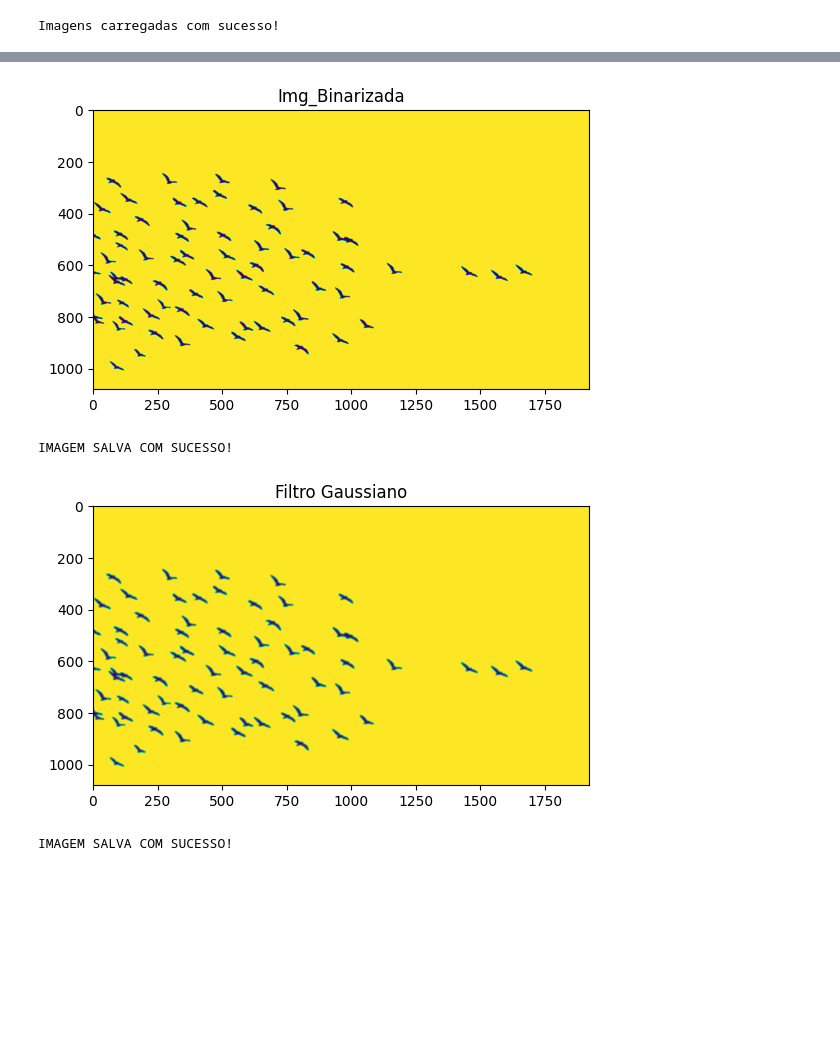
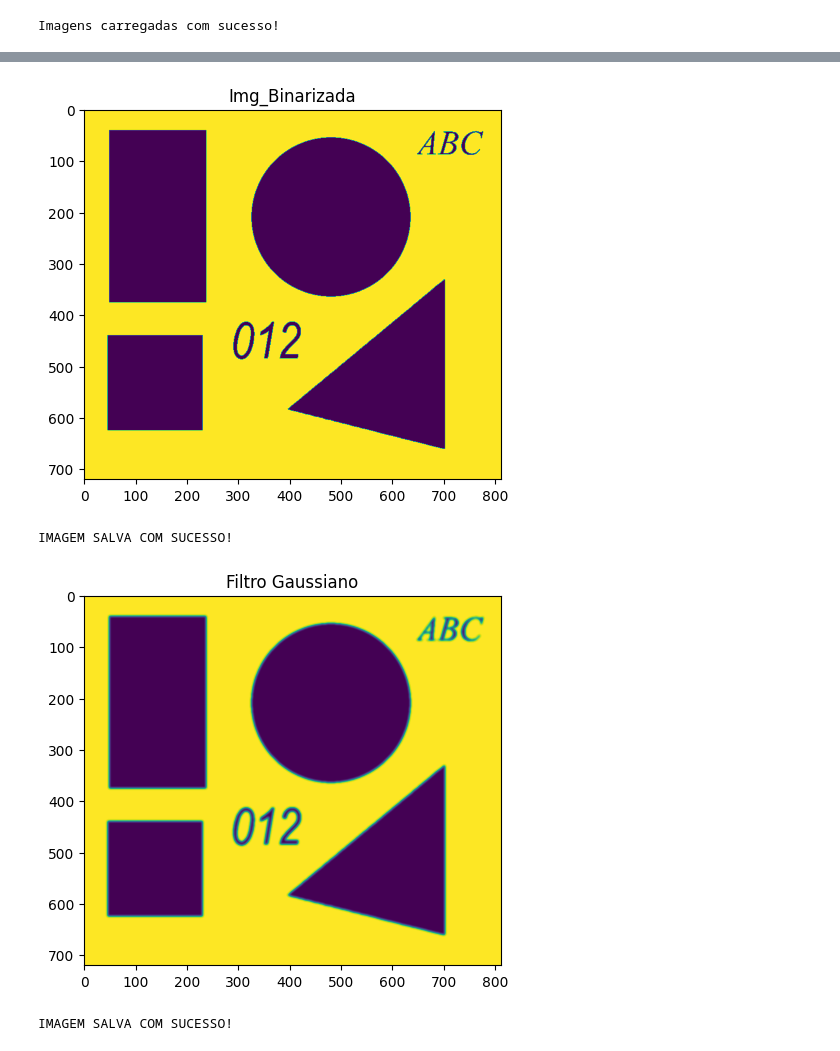
Before and after one commit to fabiogarbato/ChromaKey, a Jupyter notebook: Trabalho_ChromaKey/Trabalho ChromaKey - Fabio Garbato.ipynb, the cells around one changed output, grey strips where cells are left out. Cells and saved outputs as stored; diff of their text form; code cells hidden in the pictures; blank space fills up the shorter version.

```diff
--- a/Trabalho_ChromaKey/Trabalho ChromaKey - Fabio Garbato.ipynb
+++ b/Trabalho_ChromaKey/Trabalho ChromaKey - Fabio Garbato.ipynb
@@ -27,7 +27,7 @@ import numpy as np
 import matplotlib.pyplot as plt
 # %%
 # Mude os nomes aqui da imagem a ser carregada
-nome_base = 'corvos'
+nome_base = 'formas'
 
 # Definindo o caminho da imagem original
 caminho_img_original = f'/content/drive/MyDrive/Ciência da computação/7° Semestre/Visão Computacional/Trabalho2104/ImagensVerde/{nome_base}.bmp'
@@ -90,38 +90,38 @@ plt.show()
 # %%
 #Aqui é a uma das partes mais importantes, definindo os valores HSV para isolar todos os tons de verde da imagem
-lower_green = np.array([50, 100, 100])
+lower_green = np.array([45, 100, 100])
 upper_green = np.array([70, 255, 255])
 
 # Binarizando a imagem
 _, mask = cv2.threshold(cv2.inRange(hsv, lower_green, upper_green), 0, 255, cv2.THRESH_BINARY)
 
 plt.title('Img_Binarizada')
 plt.imshow(mask)
 plt.show()
 
 # Define o caminho da pasta de saída com base no nome da imagem base
 if 'rainha' in nome_base.lower():
     caminho_pasta_saida = '/content/drive/MyDrive/Ciência da computação/7° Semestre/Visão Computacional/Trabalho2104/Img_Filtros/rainha/'
 elif 'corvo' in nome_base.lower() and 'corvos' not in nome_base.lower():
     caminho_pasta_saida = '/content/drive/MyDrive/Ciência da computação/7° Semestre/Visão Computacional/Trabalho2104/Img_Filtros/corvo/'
 elif 'corvos' in nome_base.lower():
     caminho_pasta_saida = '/content/drive/MyDrive/Ciência da computação/7° Semestre/Visão Computacional/Trabalho2104/Img_Filtros/corvos/'
 else:
     caminho_pasta_saida = '/content/drive/MyDrive/Ciência da computação/7° Semestre/Visão Computacional/Trabalho2104/Img_Filtros/formas/'
 
 # Define o nome do arquivo de imagem binarizada
 nome_arquivo_binarizado = 'Img_Binarizada.bmp'
 
 # Verifica se já existe uma imagem binarizada na pasta de saída
 if os.path.isfile(os.path.join(caminho_pasta_saida, nome_arquivo_binarizado)):
     print('ERRO AO SALVAR!')
     print('')
     print(f"Já existe uma imagem binarizada para a pasta {nome_base}.")
 else:
     print('IMAGEM SALVA COM SUCESSO!')
     cv2.imwrite(os.path.join(caminho_pasta_saida, nome_arquivo_binarizado), mask)
 # %% [output]
-[figure, old version]
+[figure, new version]
 IMAGEM SALVA COM SUCESSO!
 # %%
 # aplicação do filtro gaussiano
@@ -155,7 +155,7 @@ else:
     print('IMAGEM SALVA COM SUCESSO!')
     cv2.imwrite(os.path.join(caminho_pasta_saida, nome_arquivo_gaussiano), blur)
 # %% [output]
-[figure, old version]
+[figure, new version]
 IMAGEM SALVA COM SUCESSO!
 # %%
 # Suavização das bordas da máscara com a tecnica sobel
```
Also changed, not shown: parts of 6 cells of this notebook.
